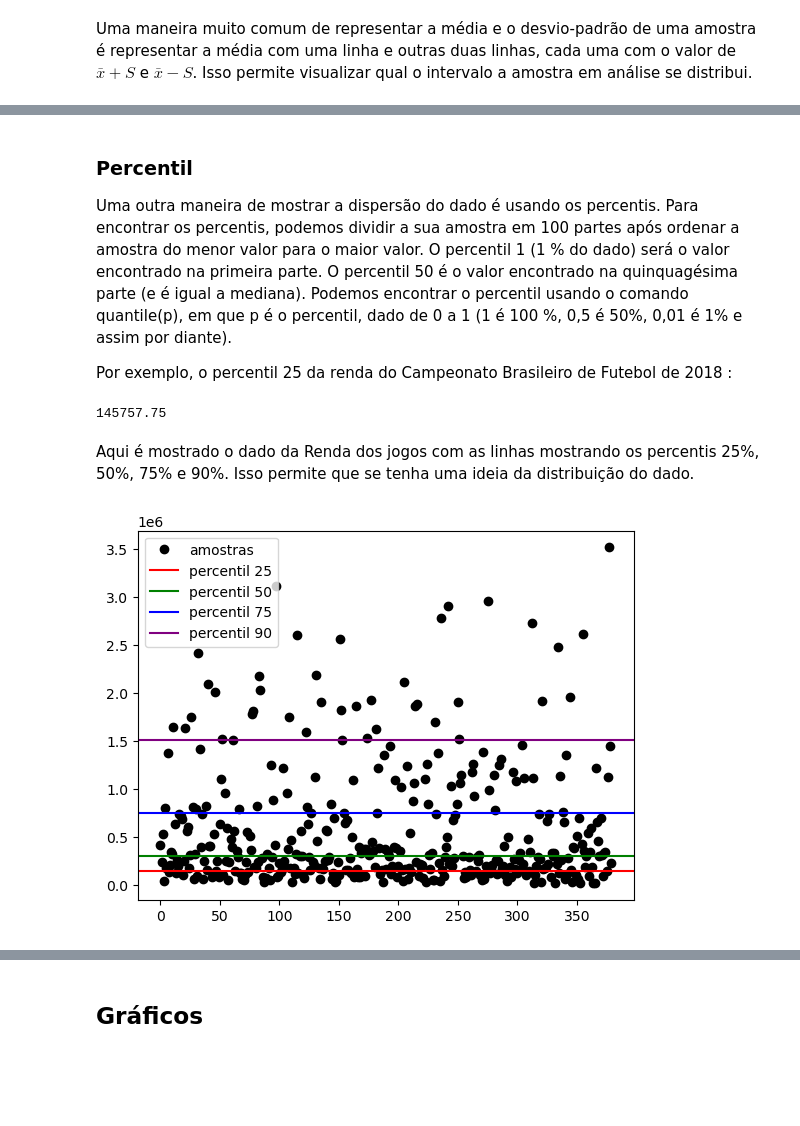
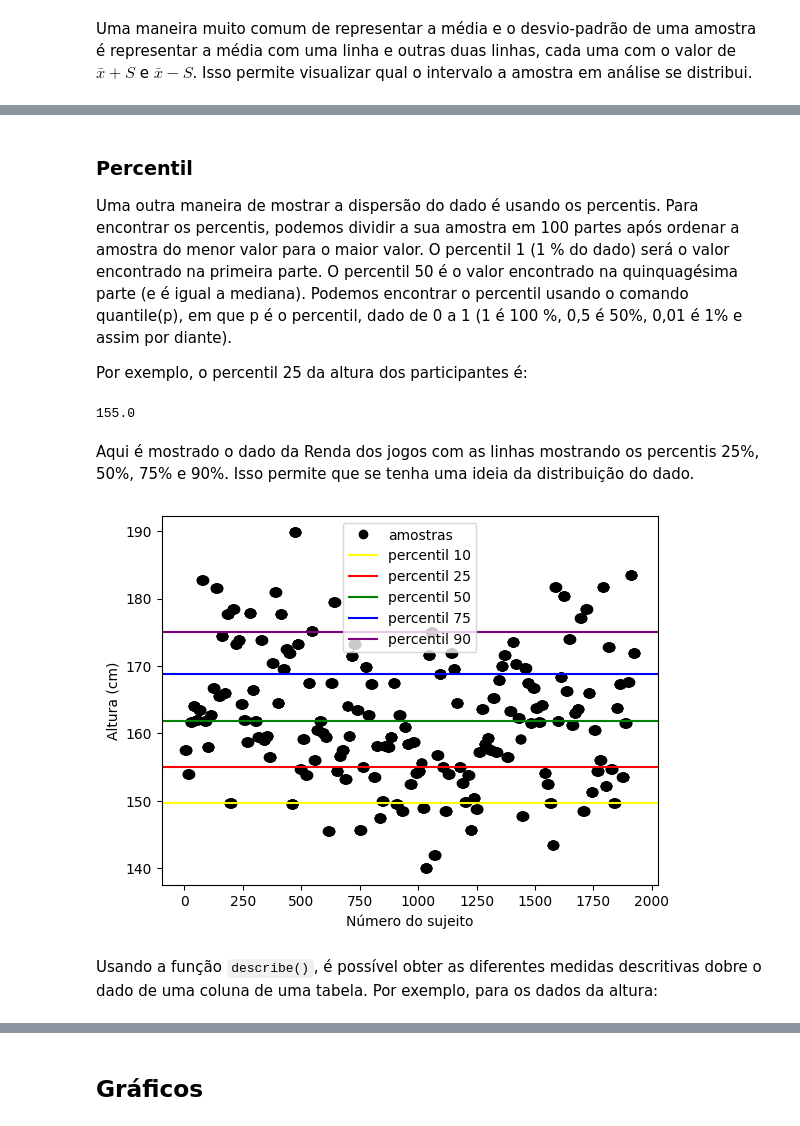
Before and after one commit to BMClab/BasesComputacionais, a Jupyter notebook: aula8/Estatistica.ipynb, the cells around one changed output, grey strips where cells are left out. Drawn from its saved outputs; the diff is of its cells as text; code cells hidden in the pictures; blank space fills up the shorter version.

```diff
--- a/aula8/Estatistica.ipynb
+++ b/aula8/Estatistica.ipynb
@@ -402,4 +414,4 @@ Para calcular a variância da arrecadação em jogos do Campeonato Brasileiro de
 # %%
-tabela = pd.read_csv('../dados/tabelaBrasileirao2018.csv')
-tabela['Renda (R$)'].var()
+tabela = pd.read_csv('https://raw.githubusercontent.com/BMClab/BasesComputacionais/master/dados/BDSinfo.csv', sep='\t')
+tabela
 # %% [output]
@@ -440,22 +470,27 @@ plt.show()
 
 Uma outra maneira de mostrar a dispersão do dado é usando os percentis. Para encontrar os percentis, podemos dividir a sua amostra em 100 partes após ordenar a amostra do menor valor para o maior valor. O percentil 1 (1 % do dado) será o valor encontrado na primeira parte. O percentil 50 é o valor encontrado na quinquagésima parte (e é igual a mediana). Podemos encontrar o percentil usando o comando quantile(p), em que p é o percentil, dado de 0 a 1 (1 é 100 %, 0,5 é 50%, 0,01 é 1% e assim por diante).
 
-Por exemplo, o percentil 25 da renda do Campeonato Brasileiro de Futebol de 2018 :
+Por exemplo, o percentil 25 da altura dos participantes é:
 # %%
-print(tabela['Renda (R$)'].quantile(0.25))
+tabela['Height'].quantile(0.25)
 # %% [output]
-145757.75
+155.0
 # %% [markdown]
 Aqui é mostrado o dado da Renda dos jogos com as linhas mostrando os percentis 25%, 50%, 75% e 90%. Isso permite que se tenha uma ideia da distribuição do dado.
 # %%
 plt.figure()
-plt.plot(np.arange(0,len(tabela)), tabela['Renda (R$)'], marker = 'o',
-         linestyle = '', label='amostras', color = 'black')
-plt.axhline(tabela['Renda (R$)'].quantile(0.25), marker = '', linestyle = '-', color = 'red', label='percentil 25')
-plt.axhline(tabela['Renda (R$)'].quantile(0.5), marker = '', linestyle = '-', color = 'green', label='percentil 50')
-plt.axhline(tabela['Renda (R$)'].quantile(0.75), marker = '', linestyle = '-', color = 'blue', label='percentil 75')
-plt.axhline(tabela['Renda (R$)'].quantile(0.9), marker = '', linestyle = '-', color = 'purple', label='percentil 90')
+plt.plot(np.arange(0,len(tabela)), tabela['Height'], marker = 'o',
+         linestyle = '', label='amostras', color='black')
+plt.axhline(tabela['Height'].quantile(0.1), marker='', linestyle='-', color = 'yellow', label='percentil 10')
+plt.axhline(tabela['Height'].quantile(0.25), marker='', linestyle='-', color = 'red', label='percentil 25')
+plt.axhline(tabela['Height'].quantile(0.5), marker='', linestyle='-', color = 'green', label='percentil 50')
+plt.axhline(tabela['Height'].quantile(0.75), marker='', linestyle='-', color = 'blue', label='percentil 75')
+plt.axhline(tabela['Height'].quantile(0.9), marker='', linestyle='-', color = 'purple', label='percentil 90')
 plt.legend()
+plt.ylabel('Altura (cm)')
+plt.xlabel('Número do sujeito')
 plt.show()
 # %% [output]
-[figure, old version]
+[figure, new version]
+# %% [markdown]
+Usando a função `describe()`, é possível obter as diferentes medidas descritivas dobre o dado de uma coluna de uma tabela. Por exemplo, para os dados da altura:
```
Also changed, not shown: parts of 60 cells of this notebook.
